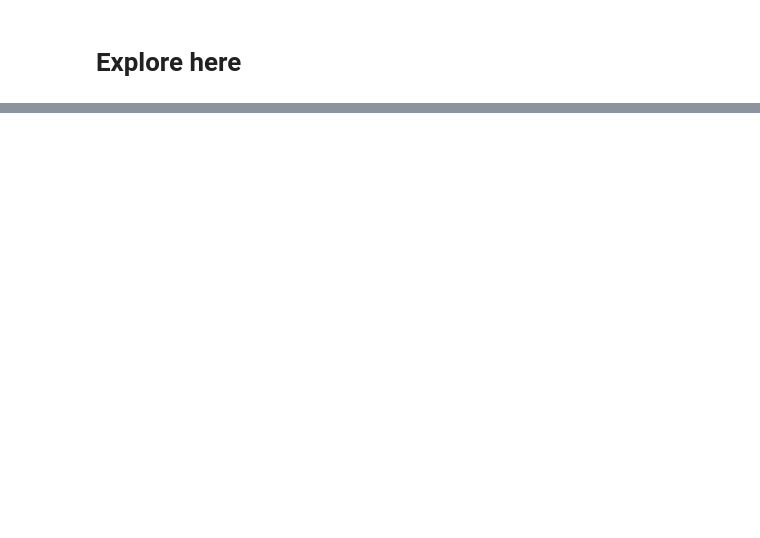
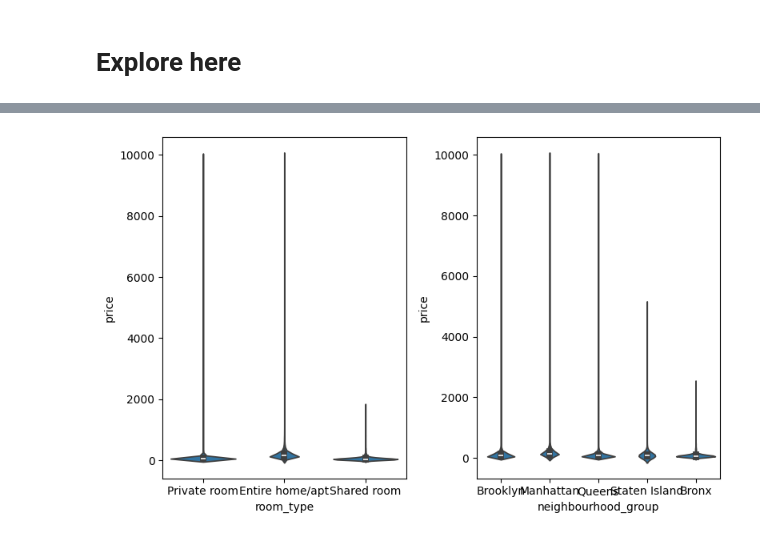
Before and after one commit to AnderTxuCode/machine-learning, a Jupyter notebook: src/explore.ipynb, the cells around one changed output, grey strips where cells are left out. Drawn from its saved outputs; the diff is of its cells as text; code cells hidden in the pictures; blank space fills up the shorter version.

```diff
--- a/src/explore.ipynb
+++ b/src/explore.ipynb
@@ -151,0 +280,11 @@ X_prueba_sel.to_csv(os.path.join(carpeta_procesados, "prueba.csv"), index=False)
+# %%
+#Violin plots
+fig, axis = plt.subplots(1, 2, figsize=(8, 5))
+
+sns.violinplot(ax=axis[0], x='room_type', y='price', data=df)
+sns.violinplot(ax=axis[1], x='neighbourhood_group', y='price', data=df)
+
+plt.tight_layout()
+plt.show()
+# %% [output]
+[figure, added]
```
Also changed, not shown: parts of 66 cells of this notebook.
